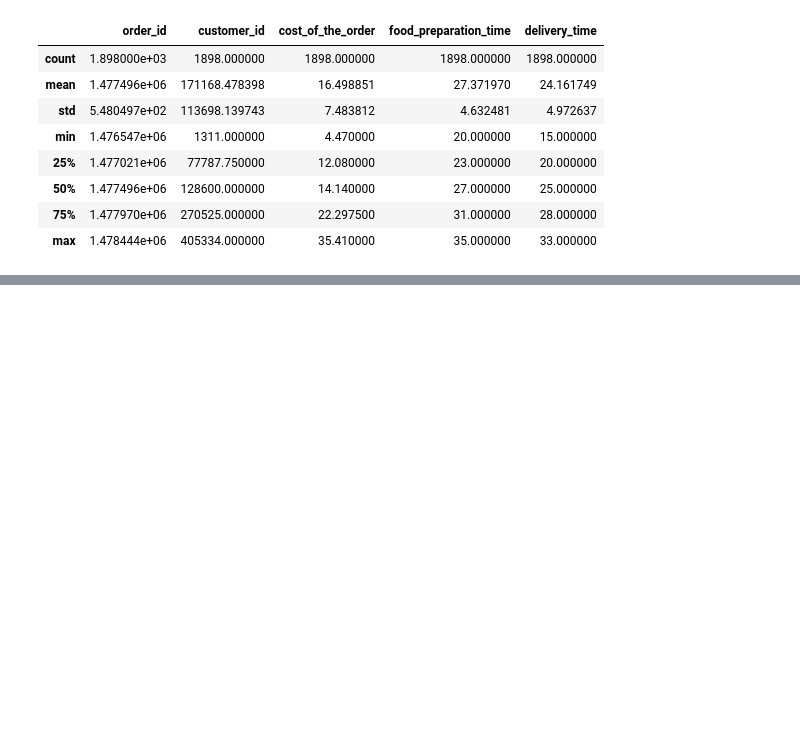
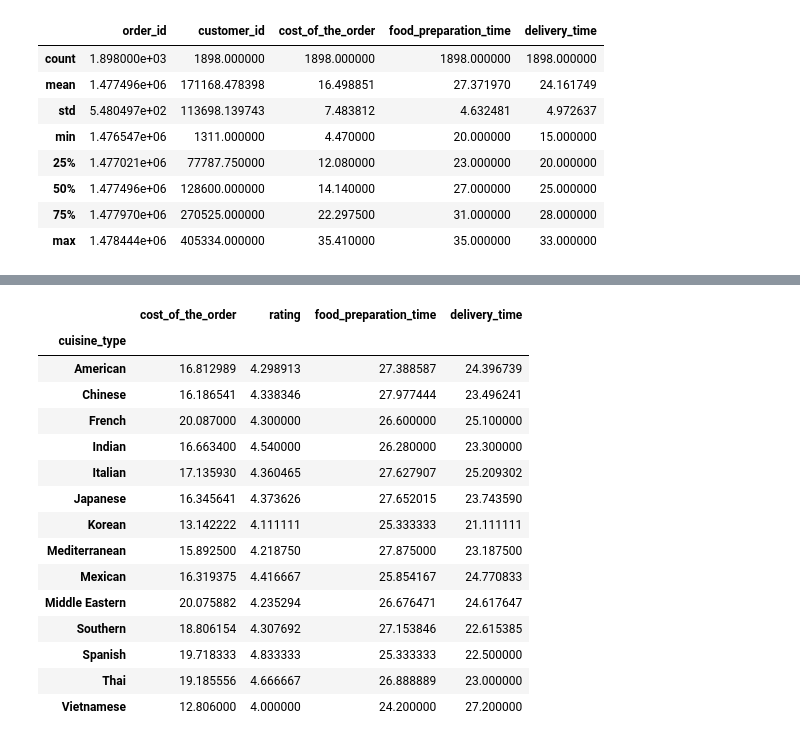
Before and after one commit to WanessaEdmond/GroupProjectFoodies, a Jupyter notebook: ny_foodies.ipynb, the cells around one changed output, grey strips where cells are left out. Cells and saved outputs as stored; diff of their text form; code cells hidden in the pictures; blank space fills up the shorter version.

```diff
--- a/ny_foodies.ipynb
+++ b/ny_foodies.ipynb
@@ -88,0 +120,19 @@ food_data_df[food_data_df.restaurant_name.isin(["Joe's Shanghai \x8e_À\x8eü£
+# %%
+cuisine_df.mean()
+# %% [output]
+|  | cost_of_the_order | rating | food_preparation_time | delivery_time |
+| cuisine_type |  |  |  |  |
+| American | 16.812989 | 4.298913 | 27.388587 | 24.396739 |
+| Chinese | 16.186541 | 4.338346 | 27.977444 | 23.496241 |
+| French | 20.087000 | 4.300000 | 26.600000 | 25.100000 |
+| Indian | 16.663400 | 4.540000 | 26.280000 | 23.300000 |
+| Italian | 17.135930 | 4.360465 | 27.627907 | 25.209302 |
+| Japanese | 16.345641 | 4.373626 | 27.652015 | 23.743590 |
+| Korean | 13.142222 | 4.111111 | 25.333333 | 21.111111 |
+| Mediterranean | 15.892500 | 4.218750 | 27.875000 | 23.187500 |
+| Mexican | 16.319375 | 4.416667 | 25.854167 | 24.770833 |
+| Middle Eastern | 20.075882 | 4.235294 | 26.676471 | 24.617647 |
+| Southern | 18.806154 | 4.307692 | 27.153846 | 22.615385 |
+| Spanish | 19.718333 | 4.833333 | 25.333333 | 22.500000 |
+| Thai | 19.185556 | 4.666667 | 26.888889 | 23.000000 |
+| Vietnamese | 12.806000 | 4.000000 | 24.200000 | 27.200000 |
```
Also changed, not shown: parts of 20 cells of this notebook.
